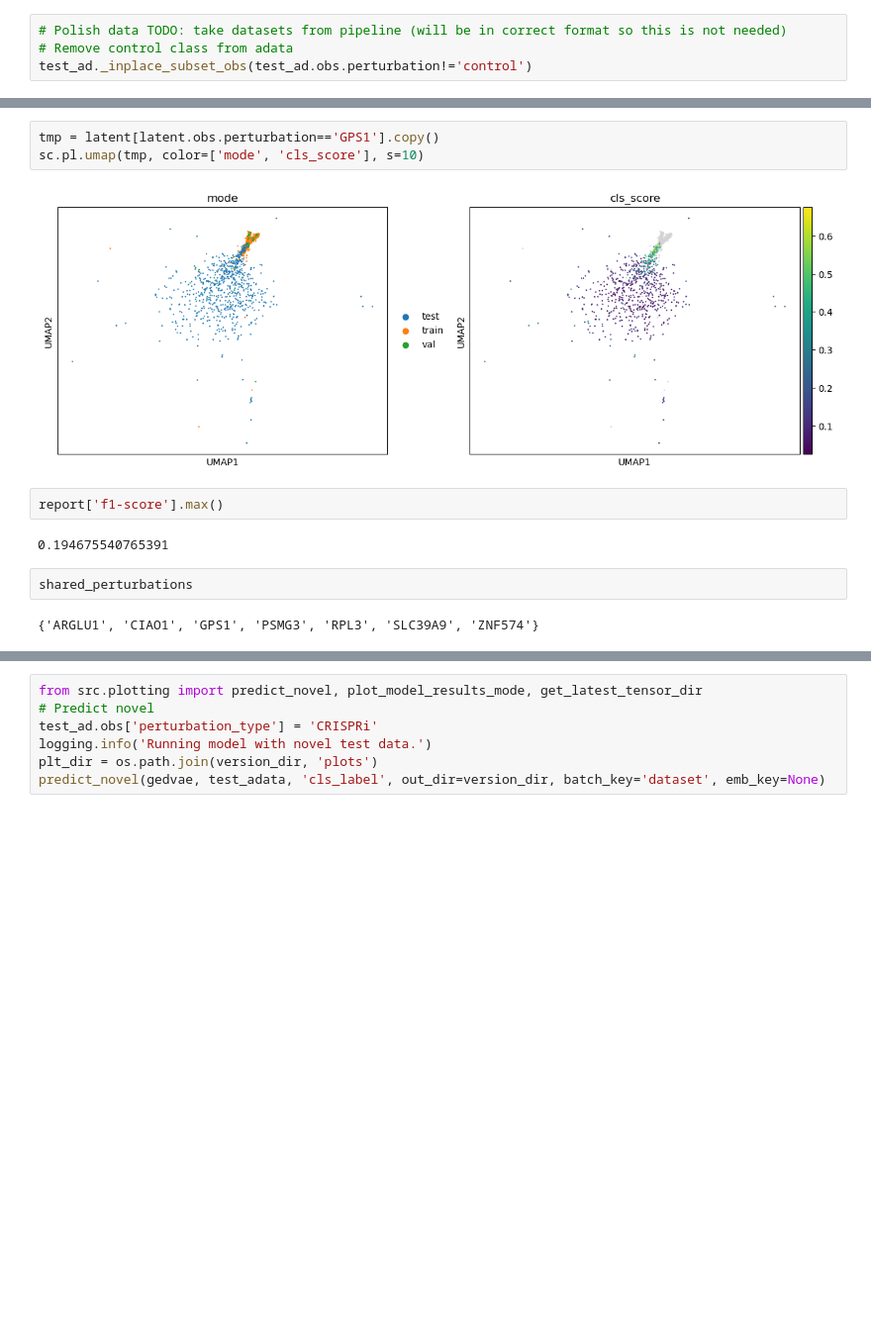
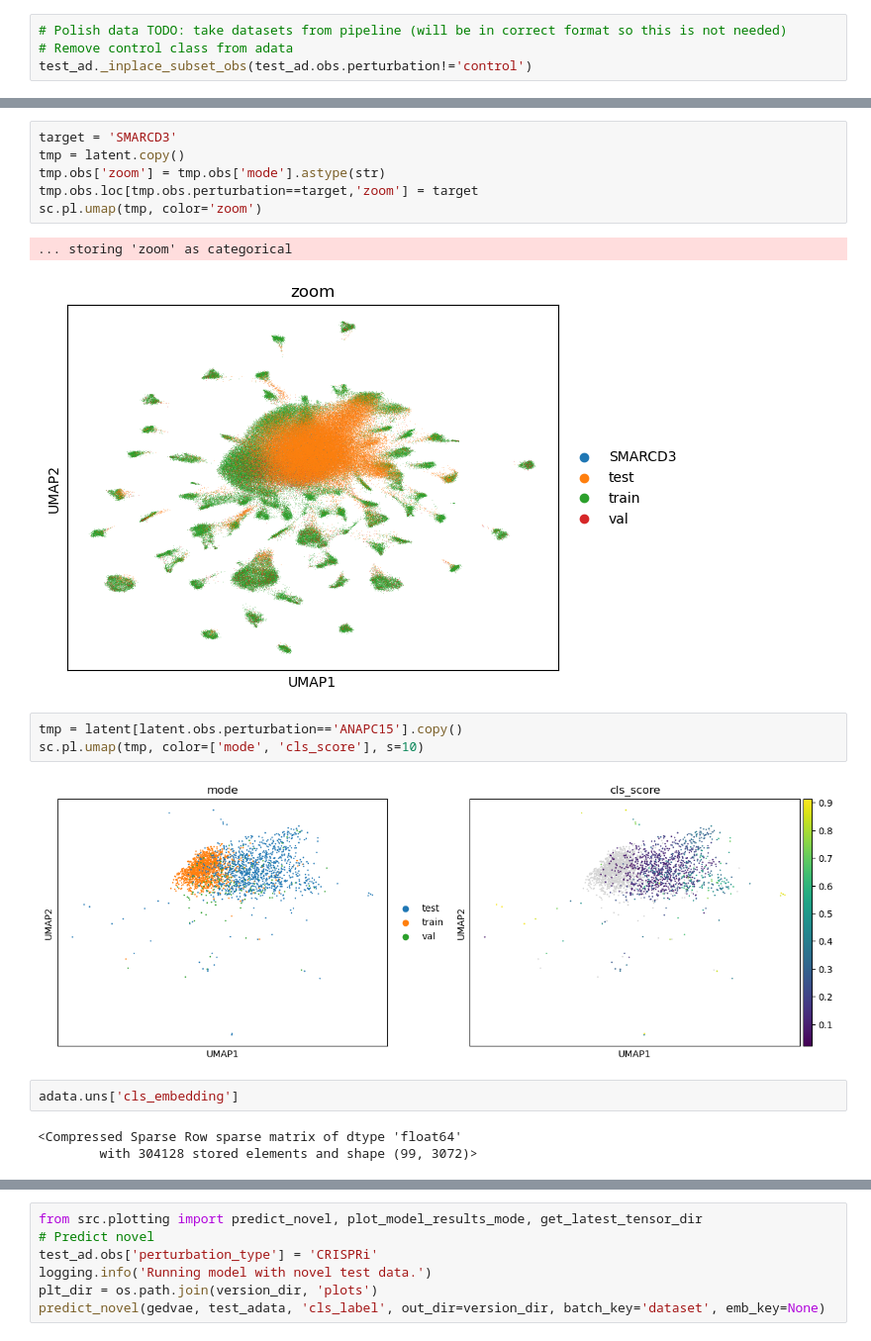
Before and after one commit to GoyalLab/ExPert, a Jupyter notebook: vae/notebooks/Predict.ipynb, the cells around one changed output, grey strips where cells are left out. Shown at 99% size. Cells and saved outputs as stored; diff of their text form; blank space fills up the shorter version.

```diff
--- a/vae/notebooks/Predict.ipynb
+++ b/vae/notebooks/Predict.ipynb
@@ -165,13 +139,19 @@ sc.pl.umap(tmp, color=['cls_score'], s=10)
+# %%
+target = 'SMARCD3'
+tmp = latent.copy()
+tmp.obs['zoom'] = tmp.obs['mode'].astype(str)
+tmp.obs.loc[tmp.obs.perturbation==target,'zoom'] = target
+sc.pl.umap(tmp, color='zoom')
+# %% [output]
+... storing 'zoom' as categorical
+[figure, added]
 # %%
-tmp = latent[latent.obs.perturbation=='GPS1'].copy()
+tmp = latent[latent.obs.perturbation=='ANAPC15'].copy()
 sc.pl.umap(tmp, color=['mode', 'cls_score'], s=10)
 # %% [output]
-[figure, old version]
+[figure, new version]
-# %%
-report['f1-score'].max()
-# %% [output]
-0.194675540765391
-# %%
-shared_perturbations
-# %% [output]
-{'ARGLU1', 'CIAO1', 'GPS1', 'PSMG3', 'RPL3', 'SLC39A9', 'ZNF574'}
+# %%
+adata.uns['cls_embedding']
+# %% [output]
+<Compressed Sparse Row sparse matrix of dtype 'float64'
+        with 304128 stored elements and shape (99, 3072)>
```
Also changed, not shown: parts of 28 cells of this notebook, 17 other files.
